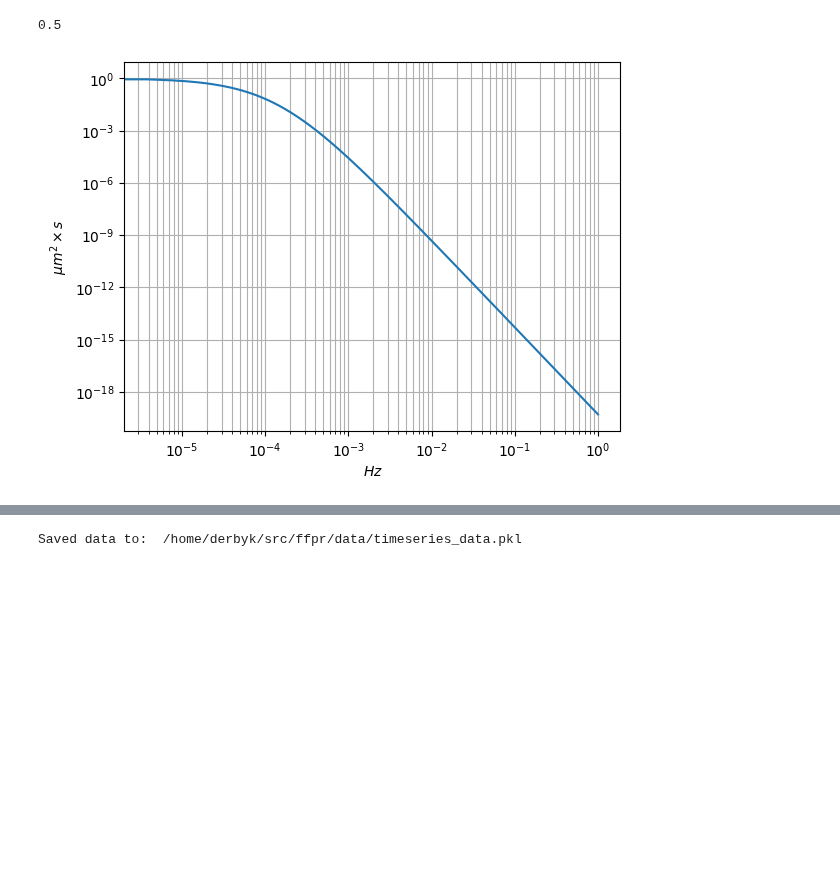
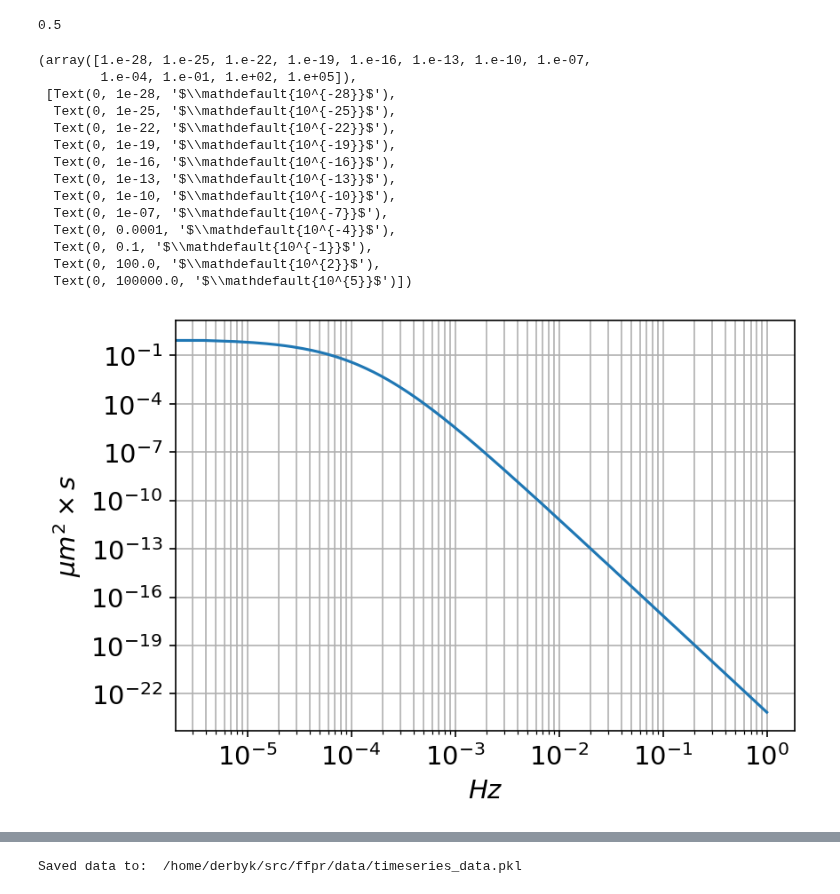
Before and after one commit to zhangderby/ffpr, a Jupyter notebook: generate_timeseries.ipynb, the cells around one changed output, grey strips where cells are left out. Cells and saved outputs as stored; diff of their text form; code cells hidden in the pictures; blank space fills up the shorter version.

```diff
--- a/generate_timeseries.ipynb
+++ b/generate_timeseries.ipynb
@@ -54,7 +54,7 @@ from utils import generate_freqs, kneePSD, generate_time_series, ensure_np, save
 data = {'f_max' : 1,         # hz
         't_max' : 10 * 3600, # sec
         'f_knee' : 1 / (2 * 3600), # hz
-        'slope' : 5,
+        'slope' : 6,
         'freqs' : [],
         'psd' : [],
         'times' : [],
@@ -98,10 +98,27 @@ print(interval)
 # %% [output]
 0.5
 # %%
+plt.figure(figsize=(6, 4), dpi=150)
 plt.loglog(data['freqs'], data['psd'])
-plt.ylabel(r'$\mu m^2 \times s$')
-plt.xlabel(r'$Hz$')
+plt.ylabel(r'$\mu m^2 \times s$', fontsize=14)
+plt.xlabel(r'$Hz$', fontsize=14)
 plt.grid(which='both')
+plt.xticks(fontsize=14)
+plt.yticks(fontsize=14)
 # %% [output]
+(array([1.e-28, 1.e-25, 1.e-22, 1.e-19, 1.e-16, 1.e-13, 1.e-10, 1.e-07,
+        1.e-04, 1.e-01, 1.e+02, 1.e+05]),
+ [Text(0, 1e-28, '$\\mathdefault{10^{-28}}$'),
+  Text(0, 1e-25, '$\\mathdefault{10^{-25}}$'),
+  Text(0, 1e-22, '$\\mathdefault{10^{-22}}$'),
+  Text(0, 1e-19, '$\\mathdefault{10^{-19}}$'),
+  Text(0, 1e-16, '$\\mathdefault{10^{-16}}$'),
+  Text(0, 1e-13, '$\\mathdefault{10^{-13}}$'),
+  Text(0, 1e-10, '$\\mathdefault{10^{-10}}$'),
+  Text(0, 1e-07, '$\\mathdefault{10^{-7}}$'),
+  Text(0, 0.0001, '$\\mathdefault{10^{-4}}$'),
+  Text(0, 0.1, '$\\mathdefault{10^{-1}}$'),
+  Text(0, 100.0, '$\\mathdefault{10^{2}}$'),
+  Text(0, 100000.0, '$\\mathdefault{10^{5}}$')])
-[figure, old version]
+[figure, new version]
 # %%
```
Also changed, not shown: parts of 1 cell of this notebook, 4 other files.
